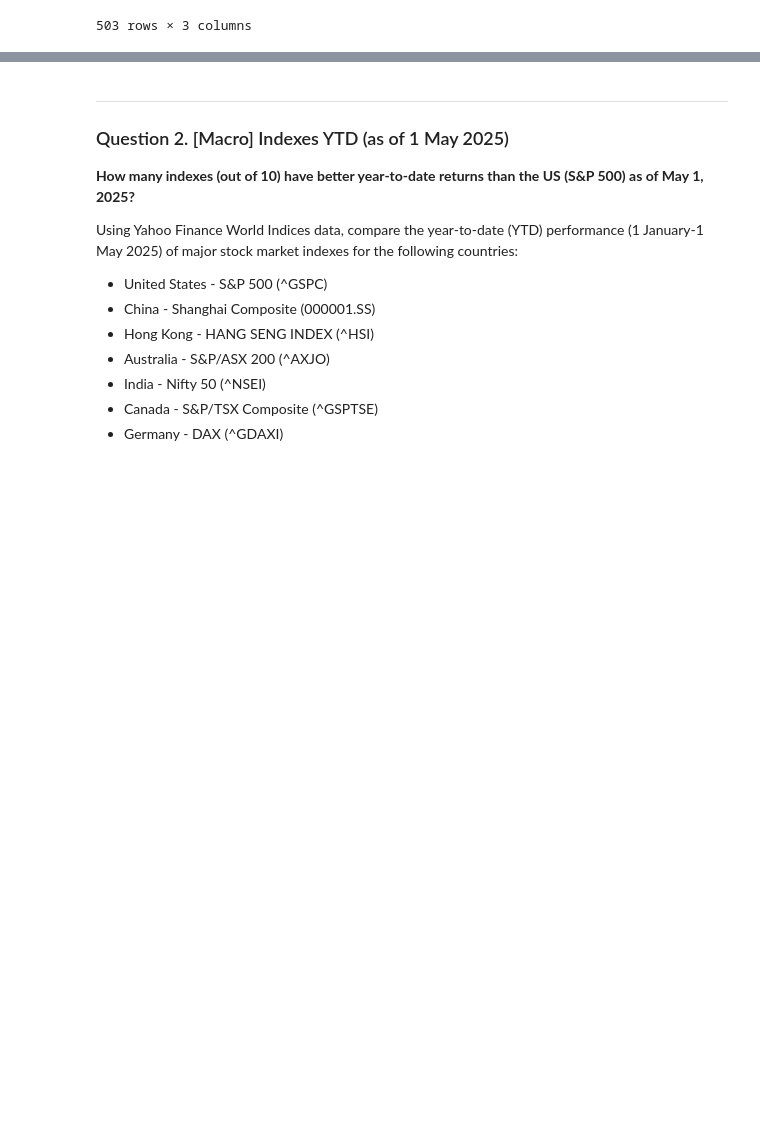
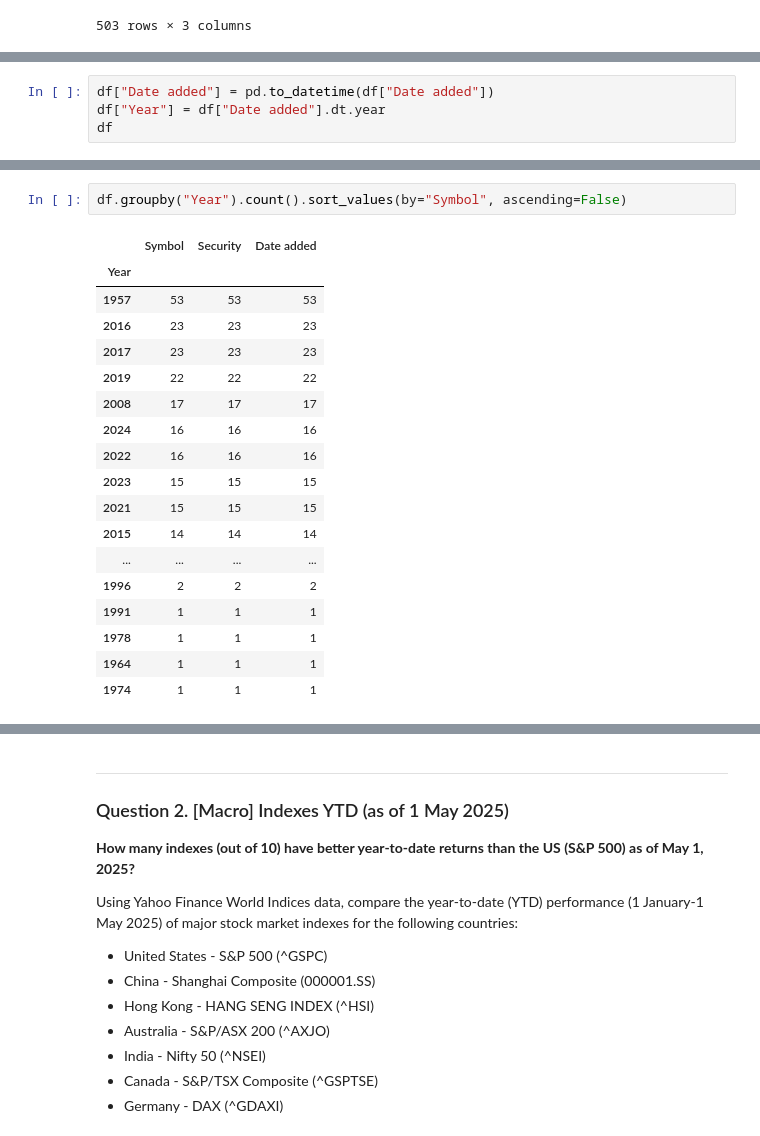
Before and after one commit to YannPhamVan/stock-markets-analytics-zoomcamp, a Jupyter notebook: cohorts/2025/01-intro-and-data-sources-homework.ipynb, the cells around one changed output, grey strips where cells are left out. Cells and saved outputs as stored; diff of their text form; blank space fills up the shorter version.

```diff
--- a/cohorts/2025/01-intro-and-data-sources-homework.ipynb
+++ b/cohorts/2025/01-intro-and-data-sources-homework.ipynb
@@ -50,0 +48,4 @@ list
+# %%
+df["Date added"] = pd.to_datetime(df["Date added"])
+df["Year"] = df["Date added"].dt.year
+df
@@ -50,0 +66,21 @@ list
+# %%
+df.groupby("Year").count().sort_values(by="Symbol", ascending=False)
+# %% [output]
+|  | Symbol | Security | Date added |
+| Year |  |  |  |
+| 1957 | 53 | 53 | 53 |
+| 2016 | 23 | 23 | 23 |
+| 2017 | 23 | 23 | 23 |
+| 2019 | 22 | 22 | 22 |
+| 2008 | 17 | 17 | 17 |
+| 2024 | 16 | 16 | 16 |
+| 2022 | 16 | 16 | 16 |
+| 2023 | 15 | 15 | 15 |
+| 2021 | 15 | 15 | 15 |
+| 2015 | 14 | 14 | 14 |
+| ... | ... | ... | ... |
+| 1996 | 2 | 2 | 2 |
+| 1991 | 1 | 1 | 1 |
+| 1978 | 1 | 1 | 1 |
+| 1964 | 1 | 1 | 1 |
+| 1974 | 1 | 1 | 1 |
```
Also changed, not shown: parts of 4 cells of this notebook.
